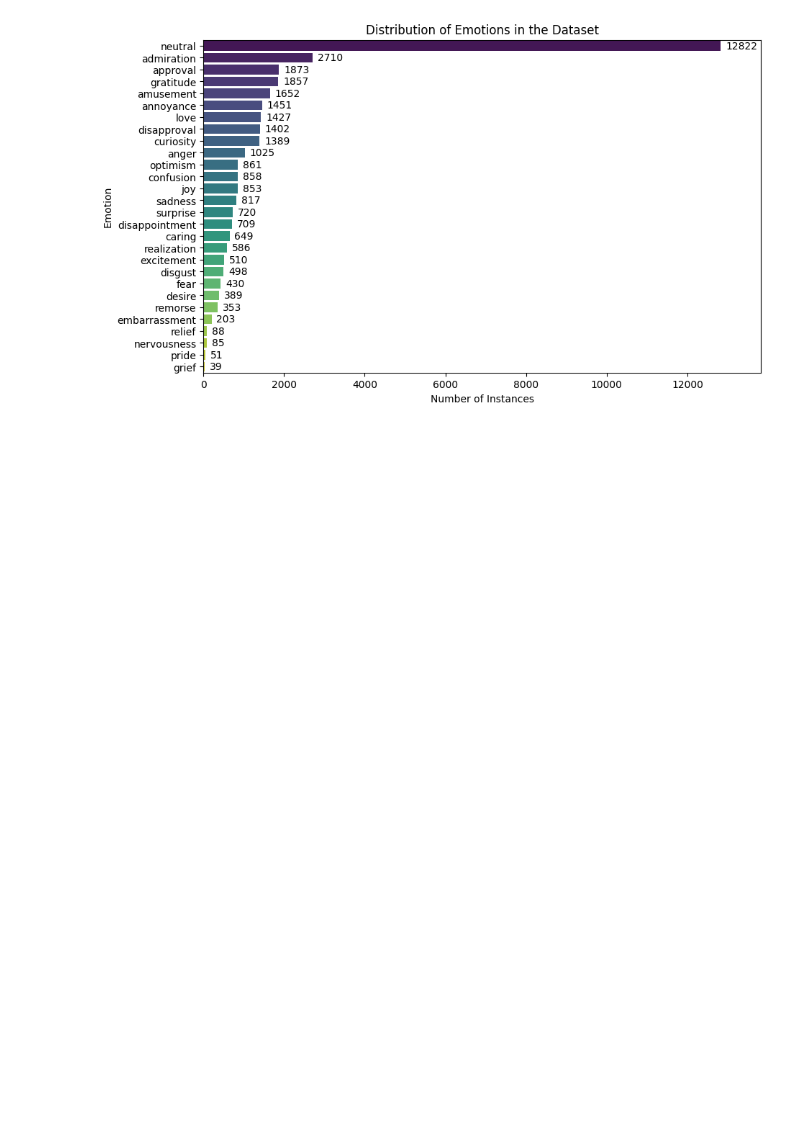
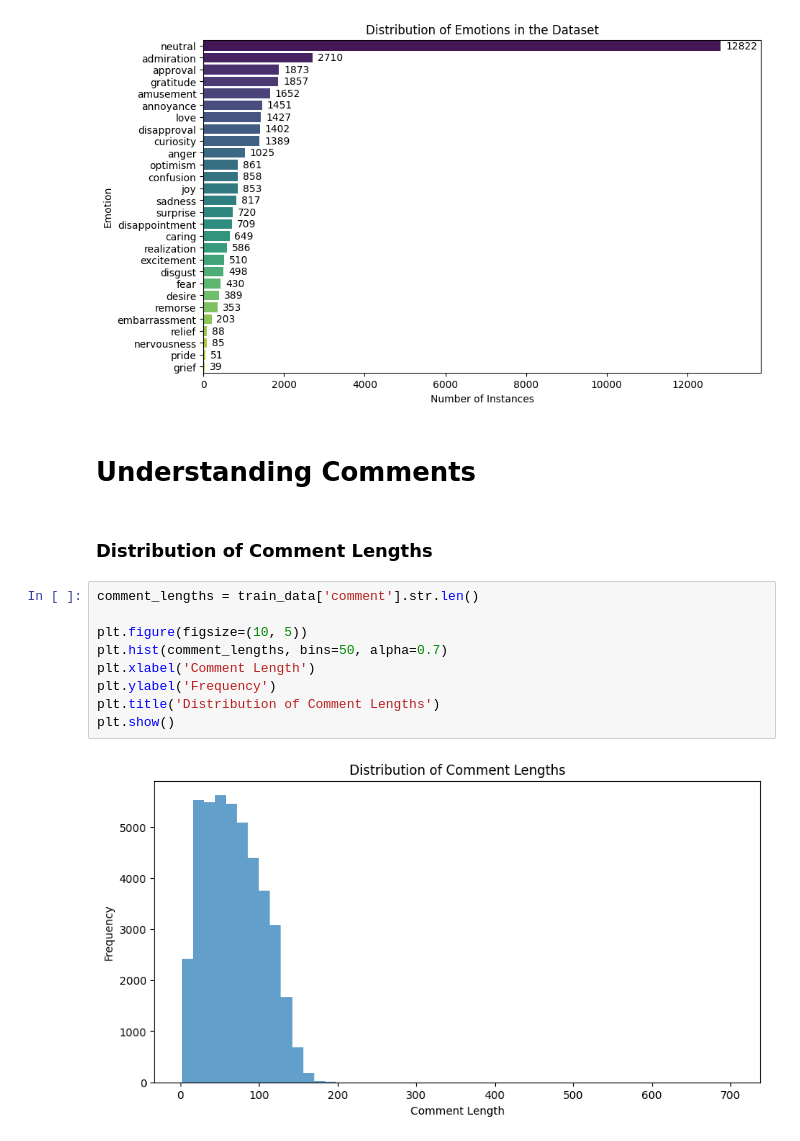
Before and after one commit to rgap/NMA-GoEmotions-Project, a Jupyter notebook: notebooks/1_initial_data_analysis.ipynb, the cells around one changed output. Cells and saved outputs as stored; diff of their text form; blank space fills up the shorter version.

```diff
--- a/notebooks/1_initial_data_analysis.ipynb
+++ b/notebooks/1_initial_data_analysis.ipynb
@@ -261,3 +267,18 @@ Passing `palette` without assigning `hue` is deprecated and will be removed in v
 
   ax = sns.countplot(
 [figure]
+# %% [markdown]
+# Understanding Comments
+# %% [markdown]
+### Distribution of Comment Lengths
+# %%
+comment_lengths = train_data['comment'].str.len()
+
+plt.figure(figsize=(10, 5))
+plt.hist(comment_lengths, bins=50, alpha=0.7)
+plt.xlabel('Comment Length')
+plt.ylabel('Frequency')
+plt.title('Distribution of Comment Lengths')
+plt.show()
+# %% [output]
+[figure, added]
```
Also changed, not shown: parts of 5 cells of this notebook, 15 other files.
